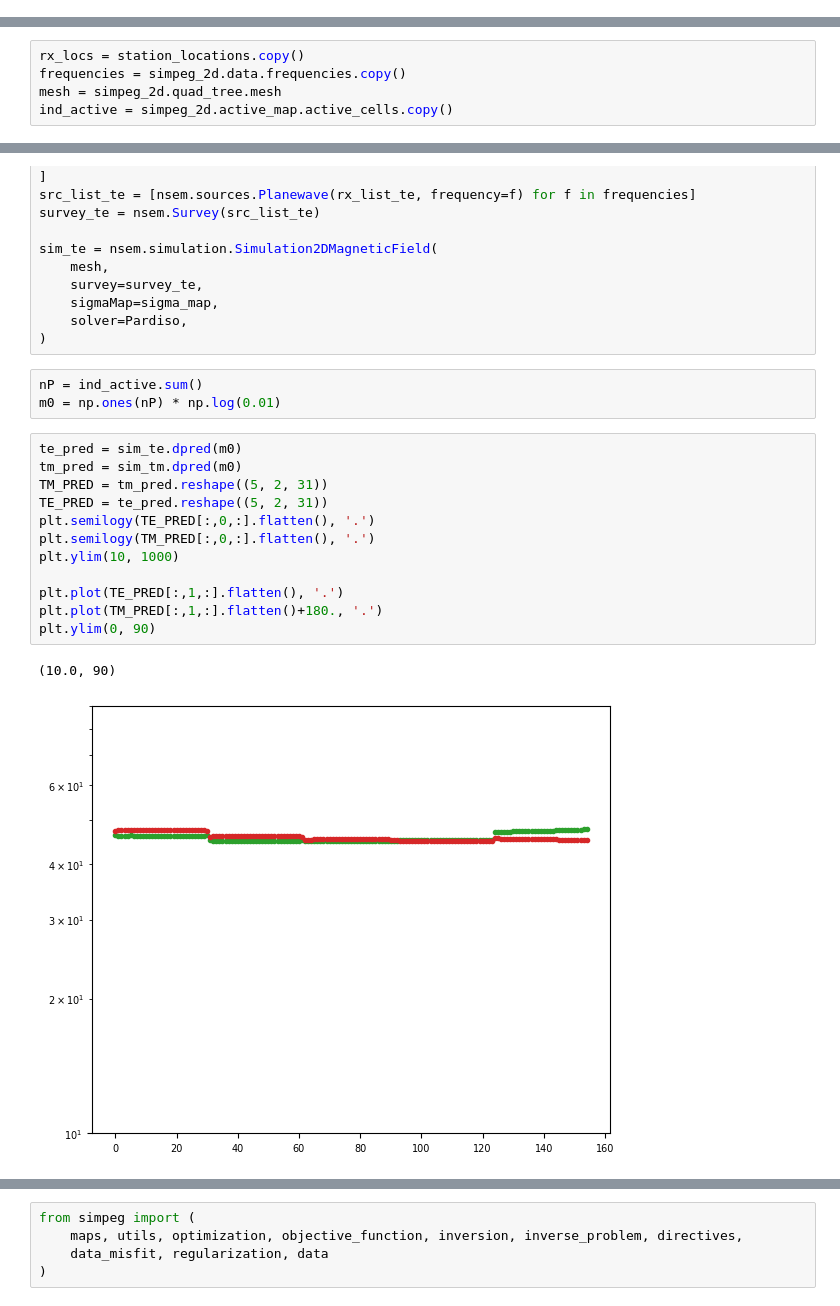
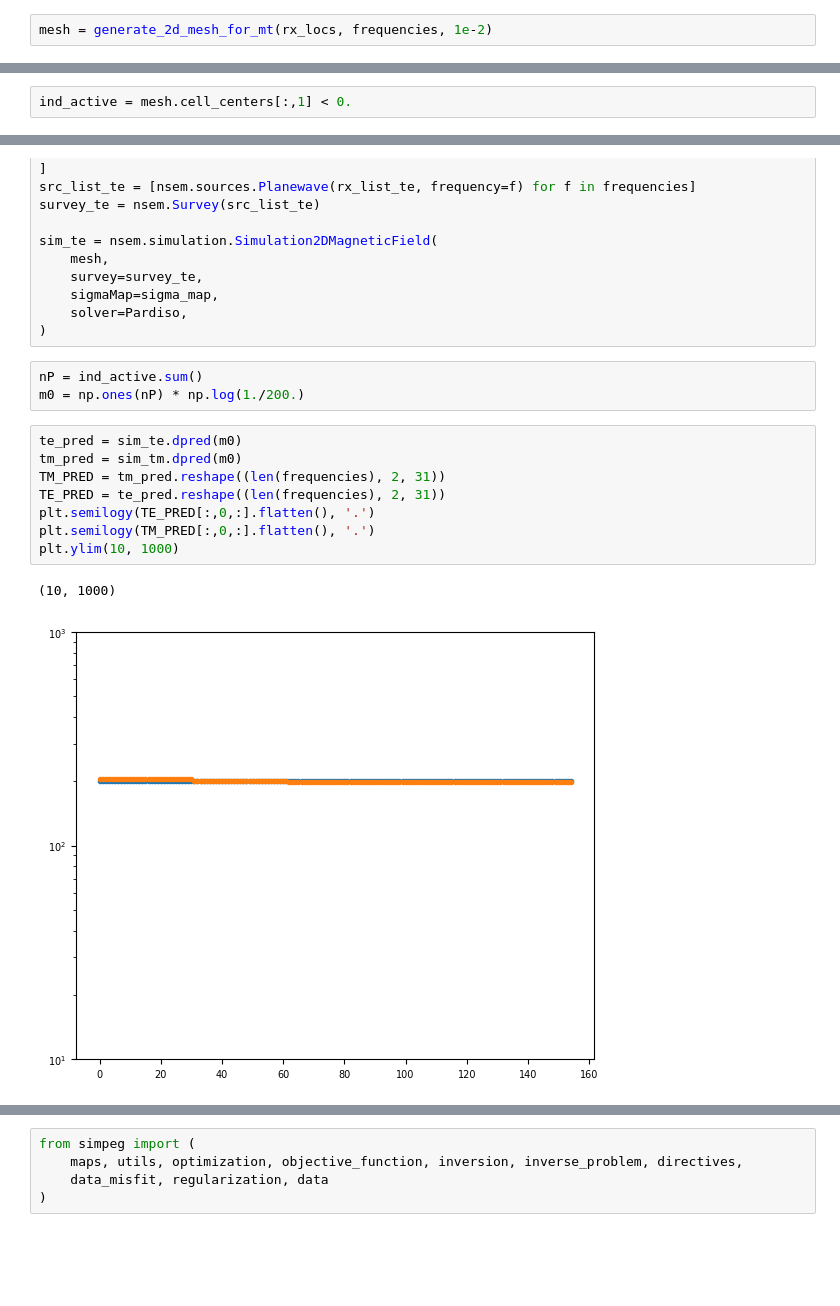
Before and after one commit to simpeg-research/earthscope-mt-course, a Jupyter notebook: notebooks/simpeg/13_2d_from_mtpy_example_sk.ipynb, the cells around one changed output, grey strips where cells are left out. Cells and saved outputs as stored; diff of their text form; blank space fills up the shorter version.

```diff
--- a/notebooks/simpeg/13_2d_from_mtpy_example_sk.ipynb
+++ b/notebooks/simpeg/13_2d_from_mtpy_example_sk.ipynb
@@ -128,0 +175,2 @@ station_locations = simpeg_2d.data.station_locations
+# %%
+mesh = generate_2d_mesh_for_mt(rx_locs, frequencies, 1e-2)
@@ -129,2 +185,4 @@ station_locations = simpeg_2d.data.station_locations
+# %%
+ind_active = mesh.cell_centers[:,1] < 0.
 # %%
 fig, ax = plt.subplots(1,1, figsize=(10, 2))
@@ -138,8 +196,3 @@ plt.ylim(-20000, 5000)
-# %%
-rx_locs = station_locations.copy()
-frequencies = simpeg_2d.data.frequencies.copy()
-mesh = simpeg_2d.quad_tree.mesh
-ind_active = simpeg_2d.active_map.active_cells.copy()
 # %%
 simpeg_2d.data.dataframe[['period', 'res_xy', 'phase_xy', 'res_yx', 'phase_yx']]
 # %% [output]
@@ -203,19 +256,15 @@ sim_te = nsem.simulation.Simulation2DMagneticField(
 )
 # %%
 nP = ind_active.sum()
-m0 = np.ones(nP) * np.log(0.01)
+m0 = np.ones(nP) * np.log(1./200.)
 # %%
 te_pred = sim_te.dpred(m0)
 tm_pred = sim_tm.dpred(m0)
-TM_PRED = tm_pred.reshape((5, 2, 31))
-TE_PRED = te_pred.reshape((5, 2, 31))
+TM_PRED = tm_pred.reshape((len(frequencies), 2, 31))
+TE_PRED = te_pred.reshape((len(frequencies), 2, 31))
 plt.semilogy(TE_PRED[:,0,:].flatten(), '.')
 plt.semilogy(TM_PRED[:,0,:].flatten(), '.')
 plt.ylim(10, 1000)
-
-plt.plot(TE_PRED[:,1,:].flatten(), '.')
-plt.plot(TM_PRED[:,1,:].flatten()+180., '.')
-plt.ylim(0, 90)
 # %% [output]
-(10.0, 90)
+(10, 1000)
-[figure, old version]
+[figure, new version]
```
Also changed, not shown: parts of 25 cells of this notebook.
